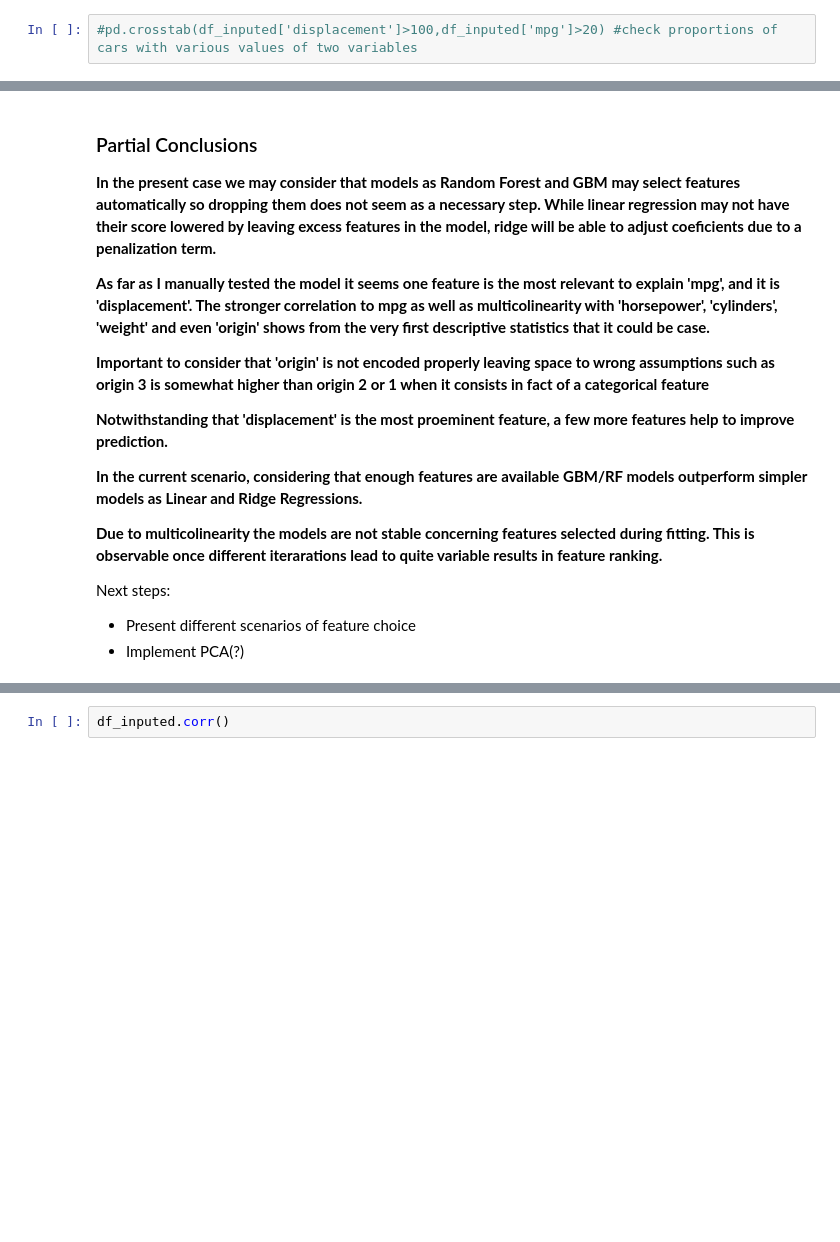
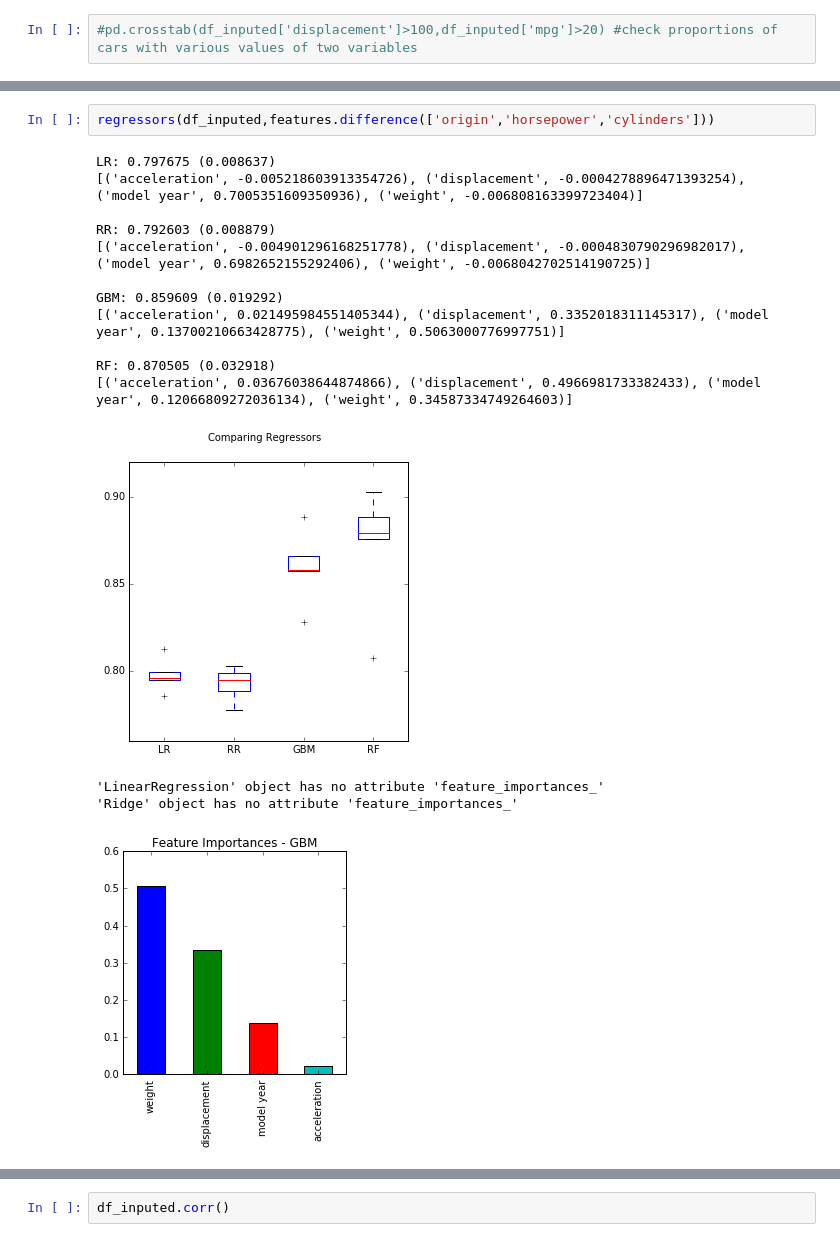
Before and after one commit to prbronze/Learning, a Jupyter notebook: mpg.ipynb, the cells around one changed output, grey strips where cells are left out. Saved outputs shown, nothing was run; the diff lists cells and outputs as text; blank space fills up the shorter version.

```diff
--- a/mpg.ipynb
+++ b/mpg.ipynb
@@ -348,19 +347,18 @@ RF: 0.841885 (0.045337)
-# %% [markdown]
-### Partial Conclusions
-**In the present case we may consider that models as Random Forest and GBM may select features automatically so dropping them does not seem as a necessary step. While linear regression may not have their score lowered by leaving excess features in the model, ridge will be able to adjust coeficients due to a penalization term.**
-
-**As far as I manually tested the model it seems one feature is the most relevant to explain 'mpg', and it is 'displacement'. The stronger correlation to mpg as well as multicolinearity with 'horsepower', 'cylinders', 'weight' and even 'origin' shows from the very first descriptive statistics that it could be case.**
-
-**Important to consider that 'origin' is not encoded properly leaving space to wrong assumptions such as origin 3 is somewhat higher than origin 2 or 1 when it consists in fact of a categorical feature**
-
-**Notwithstanding that 'displacement' is the most proeminent feature, a few more features help to improve prediction.**
-
-**In the current scenario, considering that enough features are available GBM/RF models outperform simpler models as Linear and Ridge Regressions.**
-
-**Due to multicolinearity the models are not stable concerning features selected during fitting. This is observable once different iterarations lead to quite variable results in feature ranking.**
-
-
-
-Next steps:
- - Present different scenarios of feature choice
- - Implement PCA(?)
+# %%
+regressors(df_inputed,features.difference(['origin','horsepower','cylinders']))
+# %% [output]
+LR: 0.797675 (0.008637)
+[('acceleration', -0.005218603913354726), ('displacement', -0.0004278896471393254), ('model year', 0.7005351609350936), ('weight', -0.006808163399723404)]
+
+RR: 0.792603 (0.008879)
+[('acceleration', -0.004901296168251778), ('displacement', -0.0004830790296982017), ('model year', 0.6982652155292406), ('weight', -0.0068042702514190725)]
+
+GBM: 0.859609 (0.019292)
+[('acceleration', 0.021495984551405344), ('displacement', 0.3352018311145317), ('model year', 0.13700210663428775), ('weight', 0.5063000776997751)]
+
+RF: 0.870505 (0.032918)
+[('acceleration', 0.03676038644874866), ('displacement', 0.4966981733382433), ('model year', 0.12066809272036134), ('weight', 0.34587334749264603)]
+[figure, added]
+'LinearRegression' object has no attribute 'feature_importances_'
+'Ridge' object has no attribute 'feature_importances_'
+[figure, added]
```
Also changed, not shown: parts of 13 cells of this notebook.
